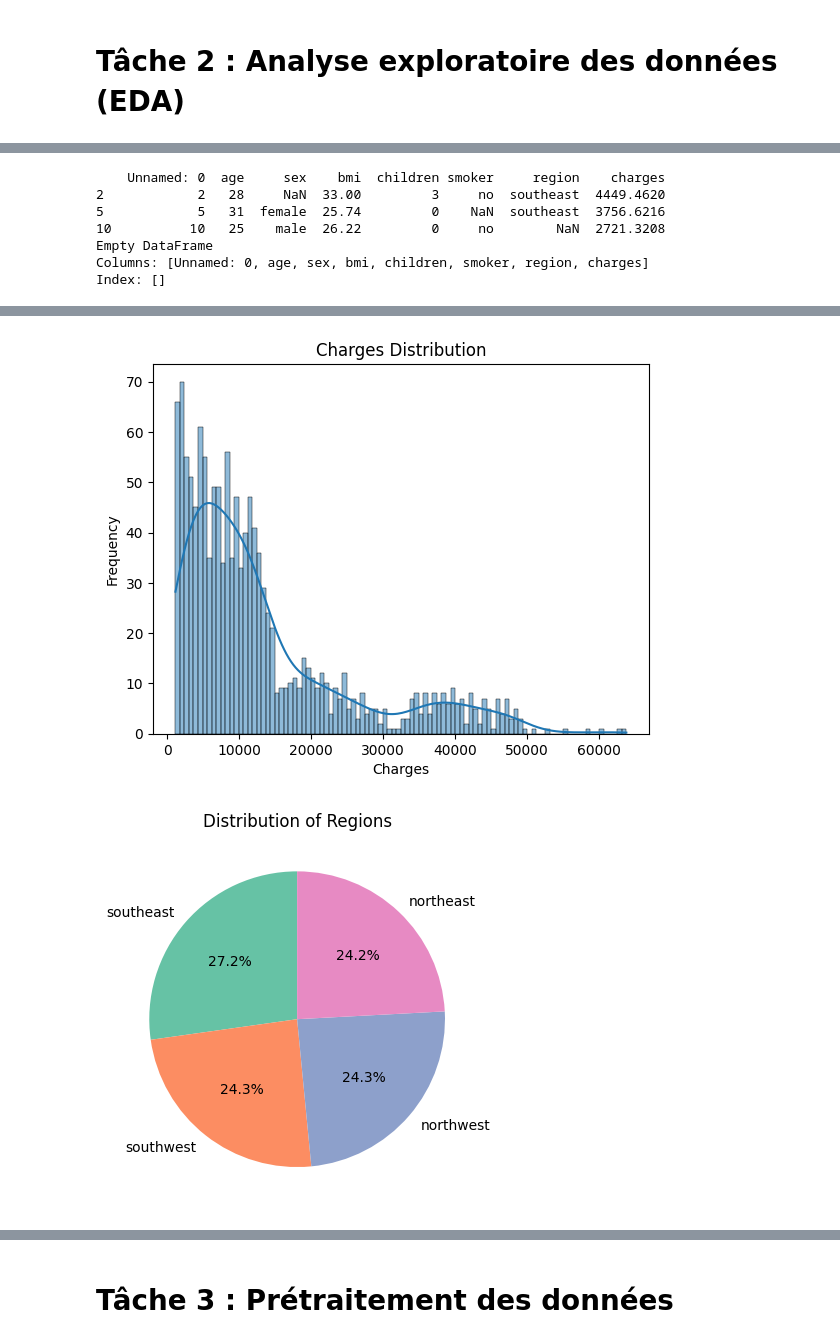
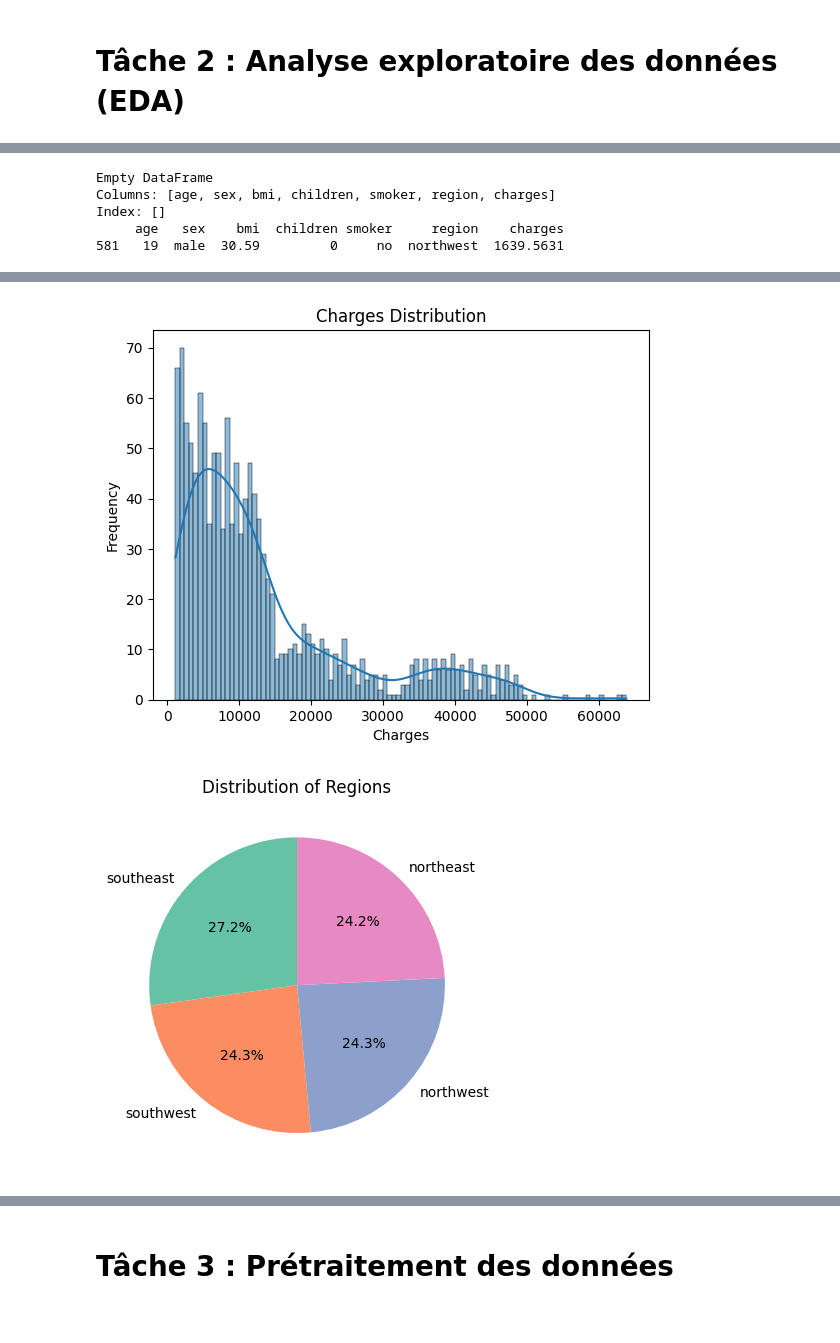
Before and after one commit to YassineSnaiki/medical-charges-predictor, a Jupyter notebook: notebooks/01_data_exploration.ipynb, the cells around one changed output, grey strips where cells are left out. Saved outputs shown, nothing was run; the diff lists cells and outputs as text; code cells hidden in the pictures.

```diff
--- a/notebooks/01_data_exploration.ipynb
+++ b/notebooks/01_data_exploration.ipynb
@@ -38,19 +35,13 @@ dtype: object
 # %% [markdown]
 <h1>Tâche 2 : Analyse exploratoire des données (EDA)</h1>
 # %%
-import pandas as pd
-import os
+# Comprendre la structure générale du jeu de données
 
 
-df = pd.read_csv(os.getcwd() + "/../data/processed/pdata.csv")
+print("Dataset dimensions:", df.shape)
 
-# Comprendre la structure générale du jeu de données
+print("\nColumn types:\n", df.dtypes)
 
-# dimensions
-print("Dataset dimensions:", df.shape)
-# types de donnees
-print("\nColumn types:\n", df.dtypes)
-# apercu
 print("\nFirst 5 rows:\n", df.head())
 print("\nLast 5 rows:\n", df.tail())
 # %% [output]
@@ -75,8 +66,6 @@ dtype: object
 import pandas as pd
 import os
 
-
-df = pd.read_csv(os.getcwd() + "/../data/processed/pdata.csv")
 
 # Effectuer une analyse descriptive des données
 
@@ -105,12 +94,5 @@ northeast    323
 Name: count, dtype: int64
 # %%
-
-import pandas as pd
-import os
-
-
-df = pd.read_csv(os.getcwd() + "/../data/processed/pdata.csv")
-
 # Identifier les valeurs manquantes et les doublons
 
 
@@ -118,70 +100,62 @@ print(df[df.isnull().any(axis=1)])
 
 print(df[df.duplicated()])
 # %% [output]
-    Unnamed: 0  age     sex    bmi  children smoker     region    charges
-2            2   28     NaN  33.00         3     no  southeast  4449.4620
-5            5   31  female  25.74         0    NaN  southeast  3756.6216
-10          10   25    male  26.22         0     no        NaN  2721.3208
 Empty DataFrame
-Columns: [Unnamed: 0, age, sex, bmi, children, smoker, region, charges]
+Columns: [age, sex, bmi, children, smoker, region, charges]
 Index: []
+     age   sex    bmi  children smoker     region    charges
+581   19  male  30.59         0     no  northwest  1639.5631
 # %%
-import pandas as pd
 import seaborn as sns
 import matplotlib.pyplot as plt
-import os
-
-
-df = pd.read_csv(os.getcwd() + "/../data/processed/pdata.csv")
-
 
 # Analyser la distribution des variables numériques
 
-# children frequency
+
 sns.countplot(x="children", data=df)
 plt.title("Frequency of Children")
 plt.xlabel("Number of Children")
 plt.ylabel("Frequency")
 plt.show()
 
-# age frequency
+
 sns.histplot(df["age"], bins=10, kde=True)
 plt.title("Distribution of Age")
 plt.xlabel("Age")
 plt.ylabel("Frequency")
 plt.xticks(ticks=range(15, 70, 5))
 plt.show()
 
 
-# distibution of charges
+
 sns.histplot(df['charges'], bins=100, kde=True)
 plt.title('Charges Distribution')
 plt.xlabel('Charges')
 plt.ylabel('Frequency')
 plt.show()
 
-# regions
+
 region_counts = df['region'].value_counts()
 
 colors = sns.color_palette("Set2", n_colors=4)
 plt.pie(region_counts, labels=region_counts.index, autopct='%1.1f%%',
         startangle=90, colors=colors)
 plt.title("Distribution of Regions")
 plt.show()
 
-# sex
+
 sex_counts = df['sex'].value_counts()
 
 colors = sns.color_palette("Set2", n_colors=2)
 plt.pie(sex_counts, labels=sex_counts.index, autopct='%1.1f%%',
         startangle=90, colors=colors)
 plt.title("Distribution of sex")
 plt.show()
 # %% [output]
 [figure]
 [figure]
 [figure]
-[figure, old version]
+[figure, new version]
 [figure]
 # %%
 
```
Also changed, not shown: parts of 28 cells of this notebook, 2 other files.
